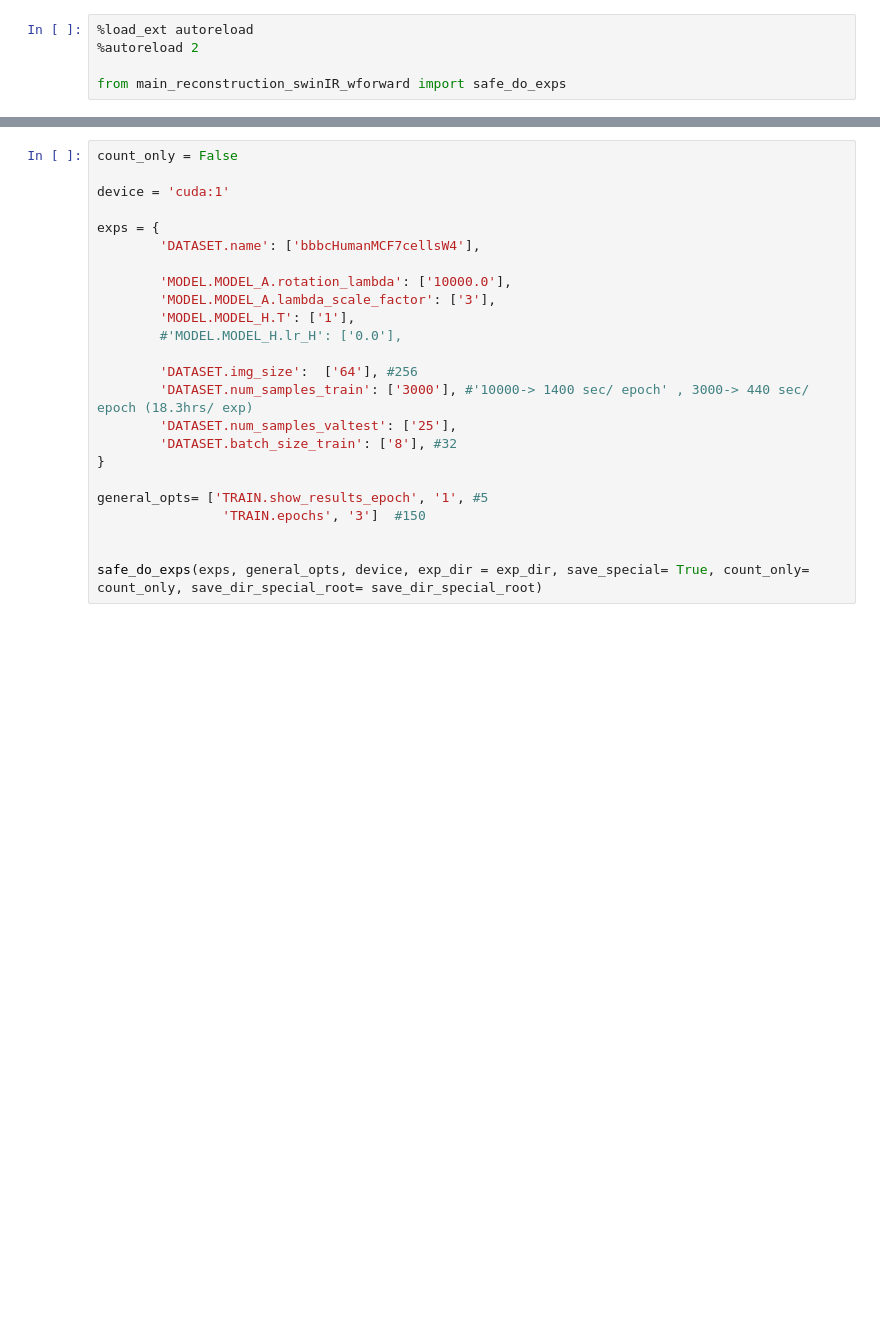
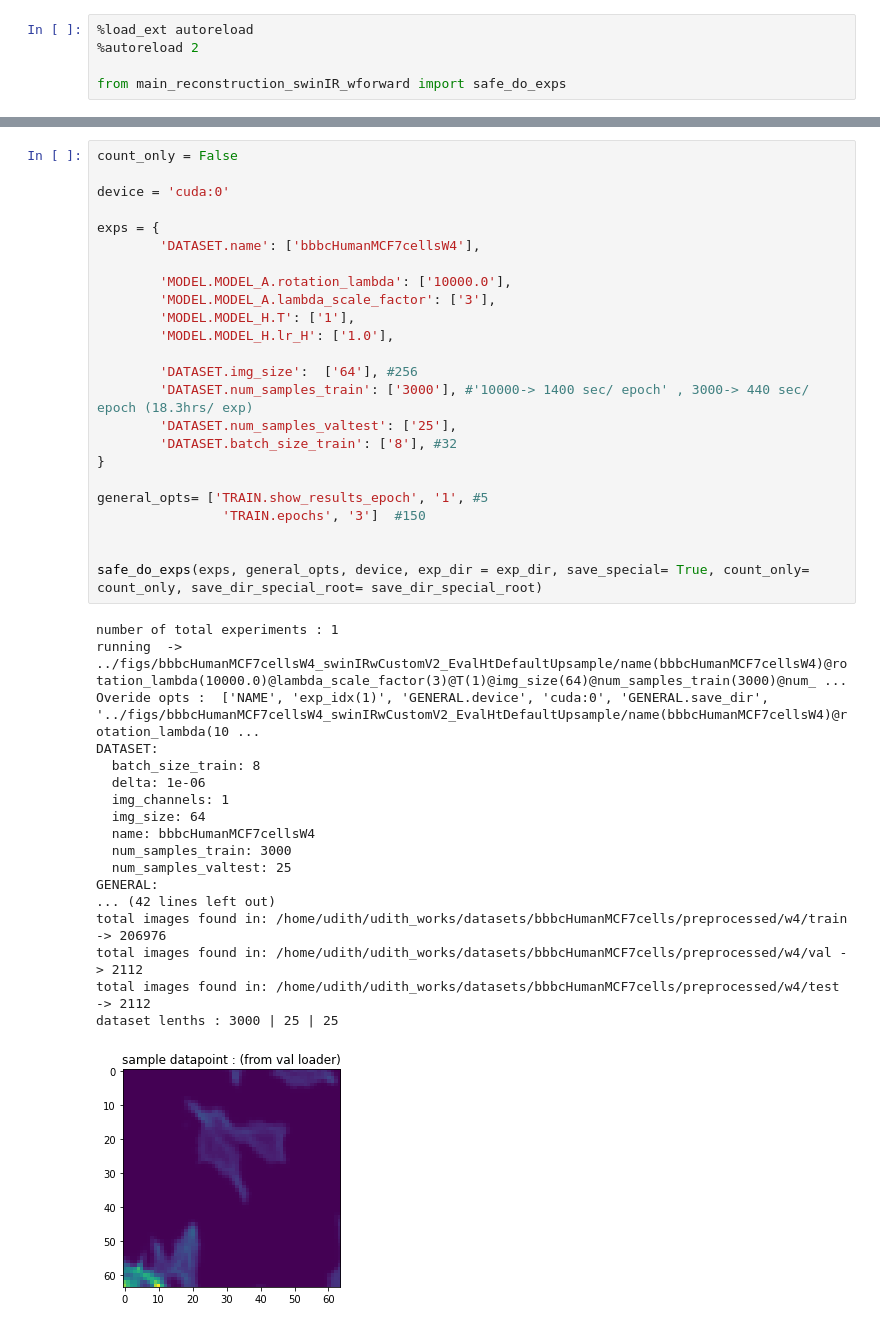
Before and after one commit to dushanw/DabbaMu-DEEP-TFM, a Jupyter notebook: aim2/current_exps_notebooks/eccv_exps_evalHt2.ipynb, the cells around one changed output, grey strips where cells are left out. Cells and saved outputs as stored; diff of their text form; blank space fills up the shorter version.

Commit message:
Minor changes to notebooks/ training scripts

```diff
--- a/aim2/current_exps_notebooks/eccv_exps_evalHt2.ipynb
+++ b/aim2/current_exps_notebooks/eccv_exps_evalHt2.ipynb
@@ -25,24 +17,43 @@ save_dir_special_root = f'../figs/{name}' #f'/n/holylfs/LABS/wadduwage_lab/Lab/u
 # %%
 count_only = False
 
-device = 'cuda:1'
+device = 'cuda:0'
 
 exps = {
         'DATASET.name': ['bbbcHumanMCF7cellsW4'],
 
         'MODEL.MODEL_A.rotation_lambda': ['10000.0'],
         'MODEL.MODEL_A.lambda_scale_factor': ['3'],
         'MODEL.MODEL_H.T': ['1'],
-        #'MODEL.MODEL_H.lr_H': ['0.0'],
+        'MODEL.MODEL_H.lr_H': ['1.0'],
 
         'DATASET.img_size':  ['64'], #256
         'DATASET.num_samples_train': ['3000'], #'10000-> 1400 sec/ epoch' , 3000-> 440 sec/ epoch (18.3hrs/ exp)
         'DATASET.num_samples_valtest': ['25'],
         'DATASET.batch_size_train': ['8'], #32
 }
 
 general_opts= ['TRAIN.show_results_epoch', '1', #5
                 'TRAIN.epochs', '3']  #150
 
 
 safe_do_exps(exps, general_opts, device, exp_dir = exp_dir, save_special= True, count_only= count_only, save_dir_special_root= save_dir_special_root)
+# %% [output]
+number of total experiments : 1
+running  -> ../figs/bbbcHumanMCF7cellsW4_swinIRwCustomV2_EvalHtDefaultUpsample/name(bbbcHumanMCF7cellsW4)@rotation_lambda(10000.0)@lambda_scale_factor(3)@T(1)@img_size(64)@num_samples_train(3000)@num_ ...
+Overide opts :  ['NAME', 'exp_idx(1)', 'GENERAL.device', 'cuda:0', 'GENERAL.save_dir', '../figs/bbbcHumanMCF7cellsW4_swinIRwCustomV2_EvalHtDefaultUpsample/name(bbbcHumanMCF7cellsW4)@rotation_lambda(10 ...
+DATASET:
+  batch_size_train: 8
+  delta: 1e-06
+  img_channels: 1
+  img_size: 64
+  name: bbbcHumanMCF7cellsW4
+  num_samples_train: 3000
+  num_samples_valtest: 25
+GENERAL:
+... (42 lines left out)
+total images found in: /home/udith/udith_works/datasets/bbbcHumanMCF7cells/preprocessed/w4/train -> 206976
+total images found in: /home/udith/udith_works/datasets/bbbcHumanMCF7cells/preprocessed/w4/val -> 2112
+total images found in: /home/udith/udith_works/datasets/bbbcHumanMCF7cells/preprocessed/w4/test -> 2112
+dataset lenths : 3000 | 25 | 25
+[figure, added]
```
Also changed, not shown: parts of 4 cells of this notebook, 4 other files.
